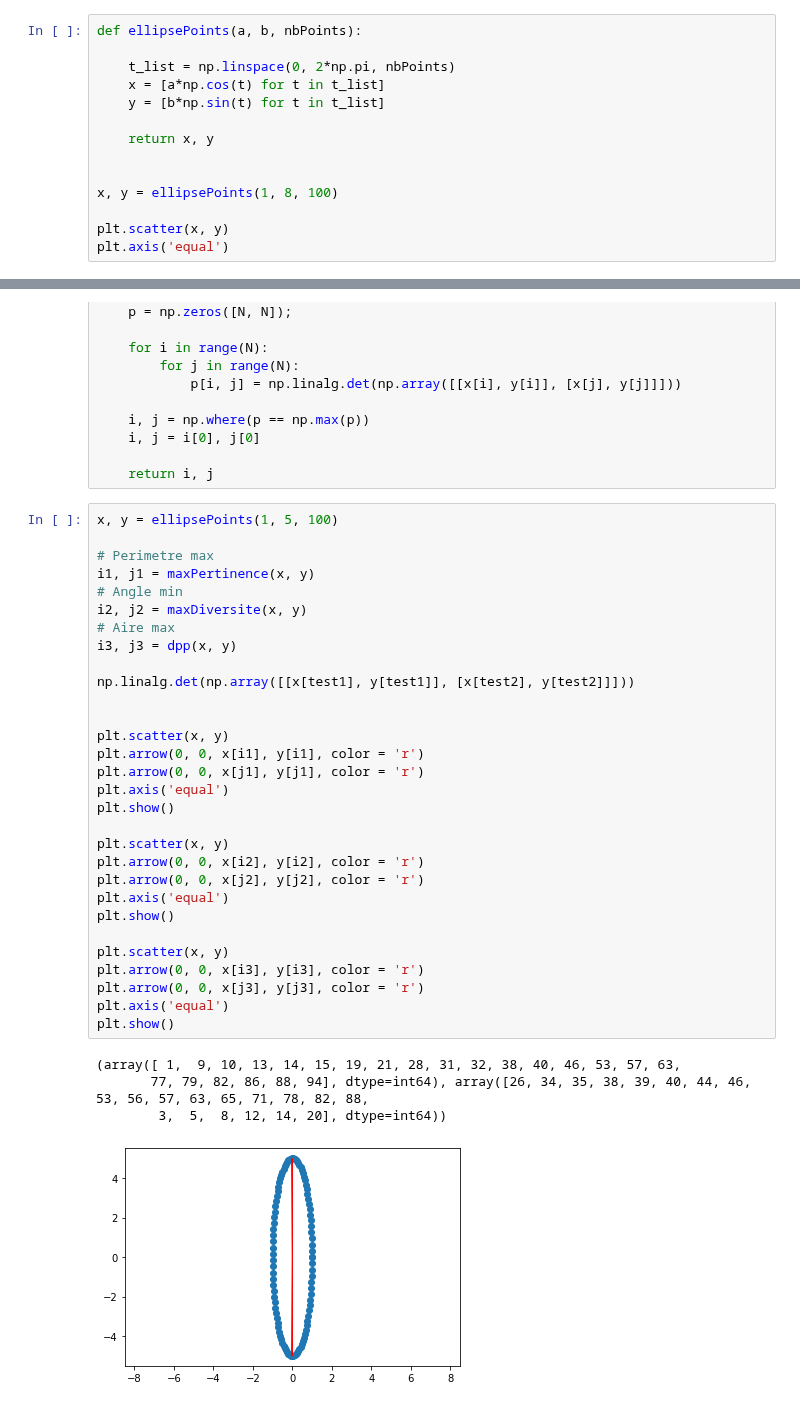
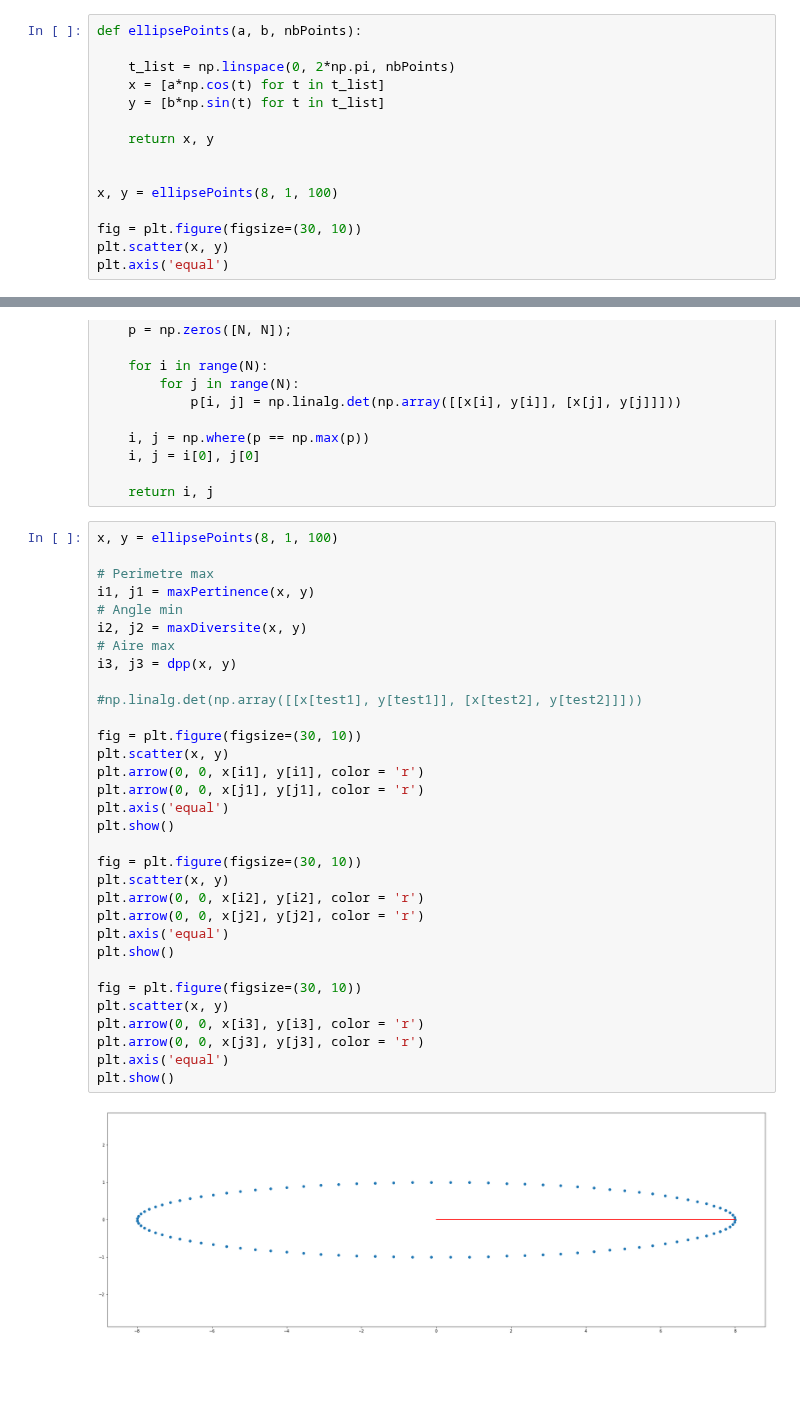
Before and after one commit to outidrarine/Detpop, a Jupyter notebook: DETPOP.ipynb, the cells around one changed output, grey strips where cells are left out. Cells and saved outputs as stored; diff of their text form; blank space fills up the shorter version.

```diff
--- a/DETPOP.ipynb
+++ b/DETPOP.ipynb
@@ -13,8 +13,9 @@ def ellipsePoints(a, b, nbPoints):
     return x, y
 
 
-x, y = ellipsePoints(1, 8, 100)
+x, y = ellipsePoints(8, 1, 100)
 
+fig = plt.figure(figsize=(30, 10))
 plt.scatter(x, y)
 plt.axis('equal')
 # %% [output]
@@ -64,37 +68,36 @@ def dpp(x, y):
 
     return i, j
 # %%
-x, y = ellipsePoints(1, 5, 100)
+x, y = ellipsePoints(8, 1, 100)
 
 # Perimetre max
 i1, j1 = maxPertinence(x, y)
 # Angle min
 i2, j2 = maxDiversite(x, y)
 # Aire max
 i3, j3 = dpp(x, y)
 
-np.linalg.det(np.array([[x[test1], y[test1]], [x[test2], y[test2]]]))
+#np.linalg.det(np.array([[x[test1], y[test1]], [x[test2], y[test2]]]))
 
-
+fig = plt.figure(figsize=(30, 10))
 plt.scatter(x, y)
 plt.arrow(0, 0, x[i1], y[i1], color = 'r')
 plt.arrow(0, 0, x[j1], y[j1], color = 'r')
 plt.axis('equal')
 plt.show()
 
+fig = plt.figure(figsize=(30, 10))
 plt.scatter(x, y)
 plt.arrow(0, 0, x[i2], y[i2], color = 'r')
 plt.arrow(0, 0, x[j2], y[j2], color = 'r')
 plt.axis('equal')
 plt.show()
 
+fig = plt.figure(figsize=(30, 10))
 plt.scatter(x, y)
 plt.arrow(0, 0, x[i3], y[i3], color = 'r')
 plt.arrow(0, 0, x[j3], y[j3], color = 'r')
 plt.axis('equal')
 plt.show()
 # %% [output]
-(array([ 1,  9, 10, 13, 14, 15, 19, 21, 28, 31, 32, 38, 40, 46, 53, 57, 63,
-       77, 79, 82, 86, 88, 94], dtype=int64), array([26, 34, 35, 38, 39, 40, 44, 46, 53, 56, 57, 63, 65, 71, 78, 82, 88,
-        3,  5,  8, 12, 14, 20], dtype=int64))
-[figure, old version]
+[figure, new version]
```
Also changed, not shown: parts of 7 cells of this notebook.
